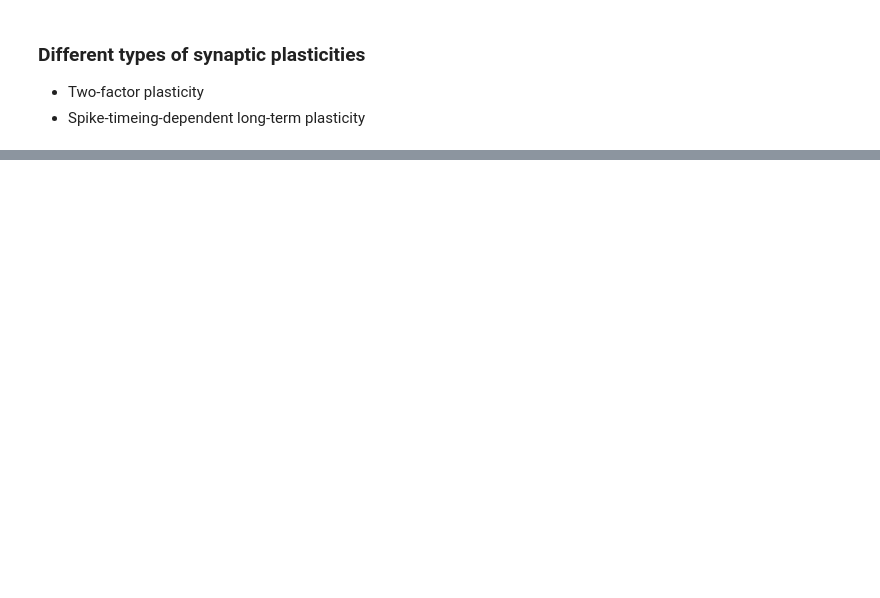
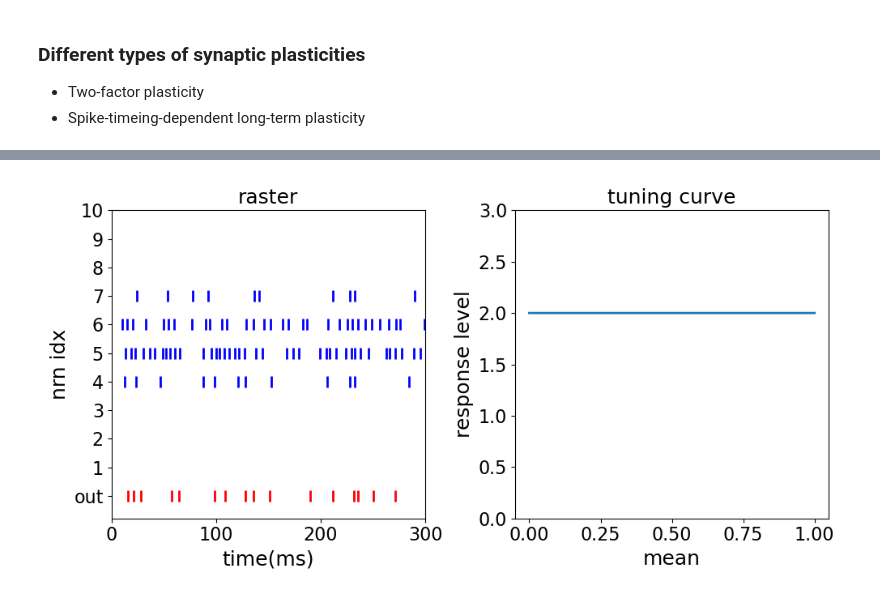
Before and after one commit to michaelglh/STG, a Jupyter notebook: pls_colab.ipynb, the cells around one changed output, grey strips where cells are left out. Drawn from its saved outputs; the diff is of its cells as text; code cells hidden in the pictures; blank space fills up the shorter version.

```diff
--- a/pls_colab.ipynb
+++ b/pls_colab.ipynb
@@ -300,0 +171,92 @@ interactive(children=(FloatSlider(value=0.5, description='mean', max=1.0, step=0
+# %%
+#@title Run the following to start competitive learning { vertical-output: true }
+T, dt = 3e2, 0.1        # simulation period(ms), step size(ms)
+N = 11                  # number of neurons
+
+# inputs
+ms, std, xs = np.linspace(0., 1., 101), 0.1, np.linspace(0.05-1e-5, 0.95-1e-5, N-1)
+rins = [np.array([max(scipy.stats.norm(mean, std).pdf([x, x-1, 1+x]))  for x in xs]) for mean in ms]
+
+# weights
+grid = widgets.GridspecLayout(2, N)
+wsize = '200px'
+for i, label in enumerate(['center'] + ['J_o%d'%i for i in np.arange(1, N)]):
+    grid[0, i] = widgets.Text(value=label, disabled=True, layout=widgets.Layout(width=wsize))
+for i in np.arange(1, N):
+    grid[1, i] = widgets.FloatSlider(value=0.2, min=0.0, max=0.4, step=0.01, layout=widgets.Layout(width=wsize))
+grid[1, 0] = widgets.FloatSlider(value=0.5, min=0.0, max=1.0, step=0.01, layout=widgets.Layout(width=wsize))
+
+con_bars = {}
+con_bars['mean'] = grid[1, 0]
+for i in np.arange(1, N):
+    con_bars['J_o%d'%i] = grid[1, i]
+
+# updating parameters
+def update_tune(**con_dict):
+    # simualtor
+    h = Simulator(dt=dt)
+
+    # network of neurons
+    nrns = [LIF(sim=h) for _ in range(N)]
+    for nrn in nrns:
+        nrn.update(tonic_neuron)
+
+    # input and weights
+    cons = np.array(list(con_dict.values()), dtype=float)
+    mean, ws = cons[0], cons[1:]
+
+    # background noise
+    rdist = [max(scipy.stats.norm(mean, std).pdf([x, x-1, 1+x])) for x in xs]
+    rs = np.array([0.5] + rdist)*1e2
+    noises = [Poisson_generator(sim=h, rate=r*3, start=0, end=int(T/dt)) for r in rs]
+    for noise, nrn in zip(noises, nrns):
+        nrn.connect(noise, {'ctype':'Static', 'weight':1e0, 'delay':5})
+
+    # recurrent connections
+    tps = [['Static' for _ in range(N)] for _ in range(N)]
+    con = np.zeros((N,N))
+    con[0, 1:] = ws * 5
+    dly = np.random.uniform(2., 5., (N,N))
+    synspecs = [[{} for _ in range(N)] for _ in range(N)]
+    for i in range(N):
+        for j in range(N):
+            synspecs[i][j] = {'ctype':tps[i][j], 'weight':con[i,j], 'delay':dly[i,j]}
+    h.connect(nrns, nrns, synspecs)
+
+    # simulation
+    h.run(T)
+
+    # save weight
+    ys = np.array([np.dot(ws, rin) for rin in rins])
+
+    # visualize
+    plt.clf()
+    plt.subplot(1,2,1)
+    plt.title('raster')
+    for nrn, l in zip(nrns, range(N)):
+        if l == 0:
+            plt.eventplot(nrn.spikes['times'], colors='r', lineoffsets=l, linelengths=0.4, label='%.1fHz'%(len(nrn.spikes['times'])/T*1e3*2))
+        else:
+            plt.eventplot(nrn.spikes['times'], colors='b', lineoffsets=l, linelengths=0.4, label='%.1fHz'%(len(nrn.spikes['times'])/T*1e3*2))
+    plt.xlabel('time(ms)')
+    plt.yticks(list(np.arange(N)), ['out'] + list(np.arange(1, N)))
+    plt.ylabel('nrn idx')
+    plt.xlim([0., T])
+
+    plt.subplot(1,2,2)
+    plt.title('tuning curve')
+    plt.plot(ms, ys)
+    plt.xlabel('mean')
+    plt.ylabel('response level')
+    plt.ylim([0, 3])
+
+    plt.tight_layout()
+
+try:
+    plt.close(fig_tune)
+except:
+    ...
+fig_tune, axes = plt.subplots(1,2,figsize=(10,5))
+widget_tune = widgets.interactive_output(update_tune, con_bars);
+display(grid, widget_tune);
+# %% [output]
@@ -300,0 +265 @@ interactive(children=(FloatSlider(value=0.5, description='mean', max=1.0, step=0
+[figure, added]
```
Also changed, not shown: parts of 7 cells of this notebook, 2 other files.
